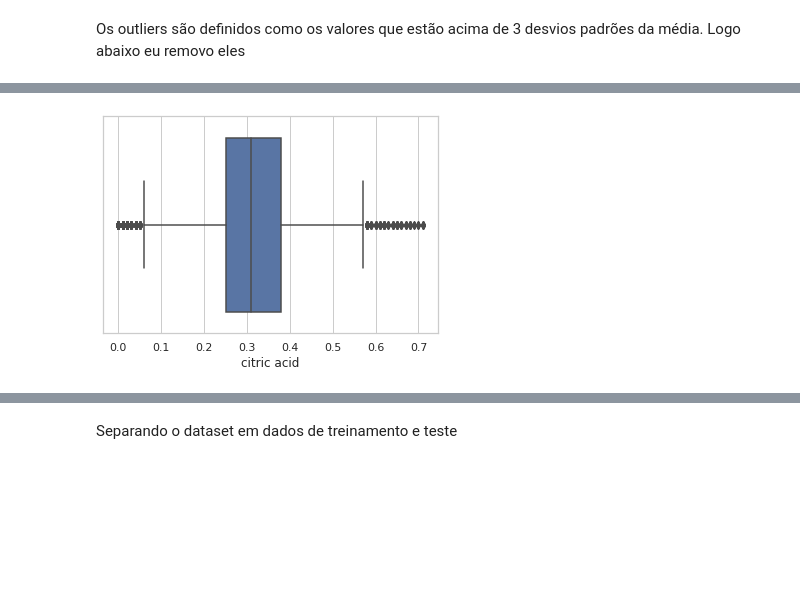
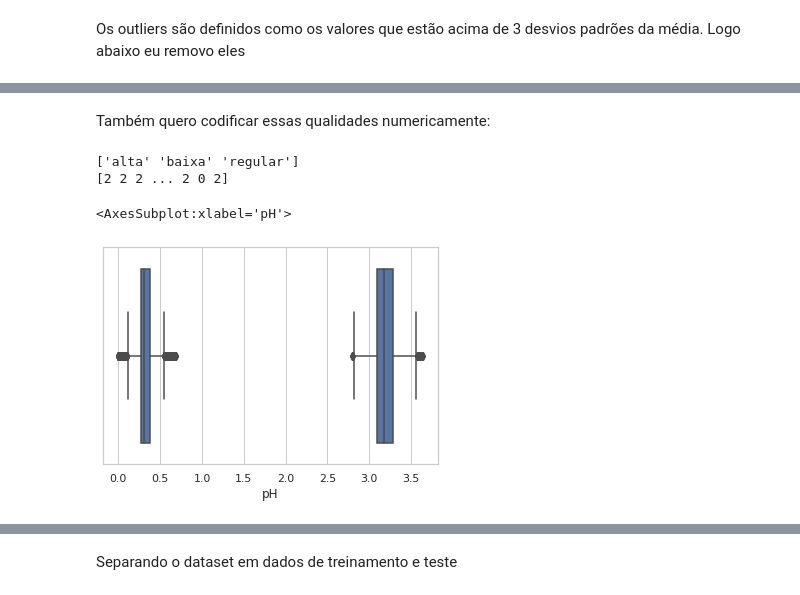
Before and after one commit to pedrohba1/IC, a Jupyter notebook: vinhos/vinhos.ipynb, the cells around one changed output, grey strips where cells are left out. Drawn from its saved outputs; the diff is of its cells as text; code cells hidden in the pictures; blank space fills up the shorter version.

```diff
--- a/vinhos/vinhos.ipynb
+++ b/vinhos/vinhos.ipynb
@@ -5,8 +5,9 @@ import seaborn as sb
 import matplotlib.pyplot as plt
 import scipy as spy
 import keras
+from sklearn.metrics import accuracy_score, recall_score, confusion_matrix
 from sklearn.model_selection import train_test_split
 from keras.models import Sequential
 from keras.layers import Dense,Dropout,Input
 from keras.optimizers import Adam,RMSprop
-df = pd.read_csv('winequalityN.csv')
+df = pd.read_csv('winequality-white.csv')
@@ -31,9 +31 @@ quality                  0
 dtype: int64
-# %%
-df['fixed acidity'].fillna(df['fixed acidity'].median(), inplace=True)
-df['volatile acidity'].fillna(df['volatile acidity'].mean(), inplace=True)
-df['citric acid'].fillna(df['citric acid'].mean(), inplace=True)
-df['residual sugar'].fillna(df['residual sugar'].mean(), inplace=True)
-df['chlorides'].fillna(df['chlorides'].mean(), inplace=True)
-df['pH'].fillna(df['pH'].mean(), inplace=True)
-df['sulphates'].fillna(df['sulphates'].mean(), inplace=True)
@@ -98,16 +88,5 @@ df[cols]
 # %% [markdown]
 Para calcular o zscore, eu vou ter que tirar as colunas que não são valores float, como a "type" e a "quality" e setar a política de nan para omitir. eu também quero substituir as strings de 'white' para 0 e de 'red'para 1
-# %%
-cols = list(df.columns)
-cols.remove('type')
-cols.remove('quality')
-df[cols]
-
-for i in range(len(df)):
-    if df.iloc[i]['type'] == 'white':
-        df.at[i,'type'] = 0.0
-    if df.iloc[i]['type'] == 'red':
-        df.at[i,'type'] = 1.0
 # %% [markdown]
 Os outliers são definidos como os valores que estão acima de 3 desvios padrões da média. Logo abaixo eu removo eles
 # %%
@@ -133,0 +135,12 @@ df
+# %%
+def create_level(x):
+    # function to create levels basis wine quality
+    if x <= 5:
+        x = "baixa"
+    elif x > 5 and x < 7:
+        x = "regular"
+    else:
+        x = "alta"
+    return x
+df['level'] = df['quality'].apply(lambda x: create_level(x))
+df
@@ -134,4 +166,17 @@ df
+# %% [markdown]
+Também quero codificar essas qualidades numericamente:
+# %%
+from sklearn.preprocessing import LabelEncoder
+LB = LabelEncoder()
+LB_encoded = LB.fit_transform(df['level'])
+print((LB.classes_))
+print(LB_encoded)
+# %% [output]
+['alta' 'baixa' 'regular']
+[2 2 2 ... 2 0 2]
 # %%
 ax = sb.boxplot(x=df['citric acid'])
+sb.boxplot(x=df['pH'])
 # %% [output]
+<AxesSubplot:xlabel='pH'>
-[figure, old version]
+[figure, new version]
```
Also changed, not shown: parts of 24 cells of this notebook, 2 other files.
